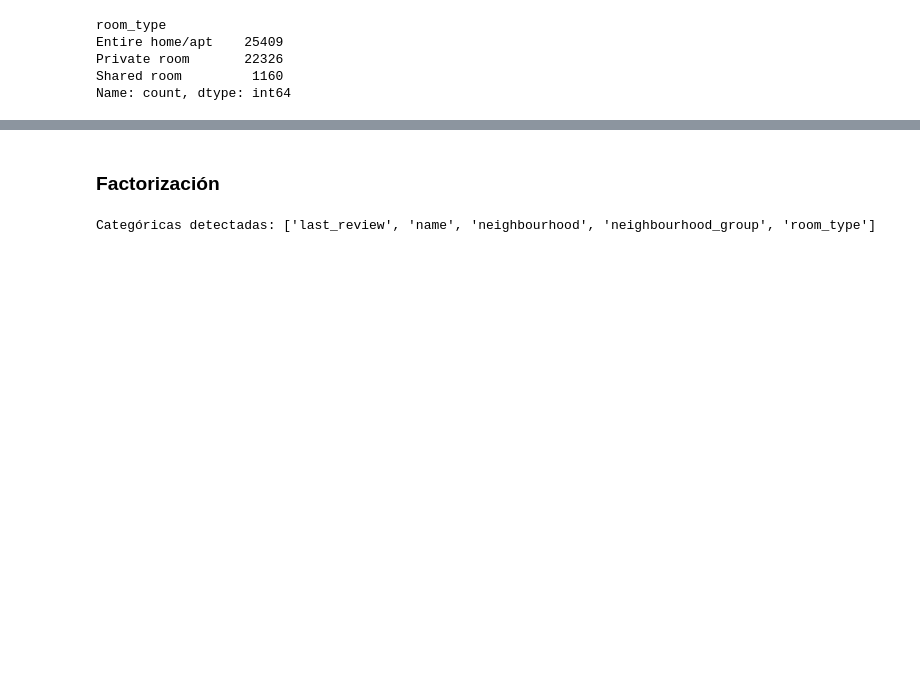
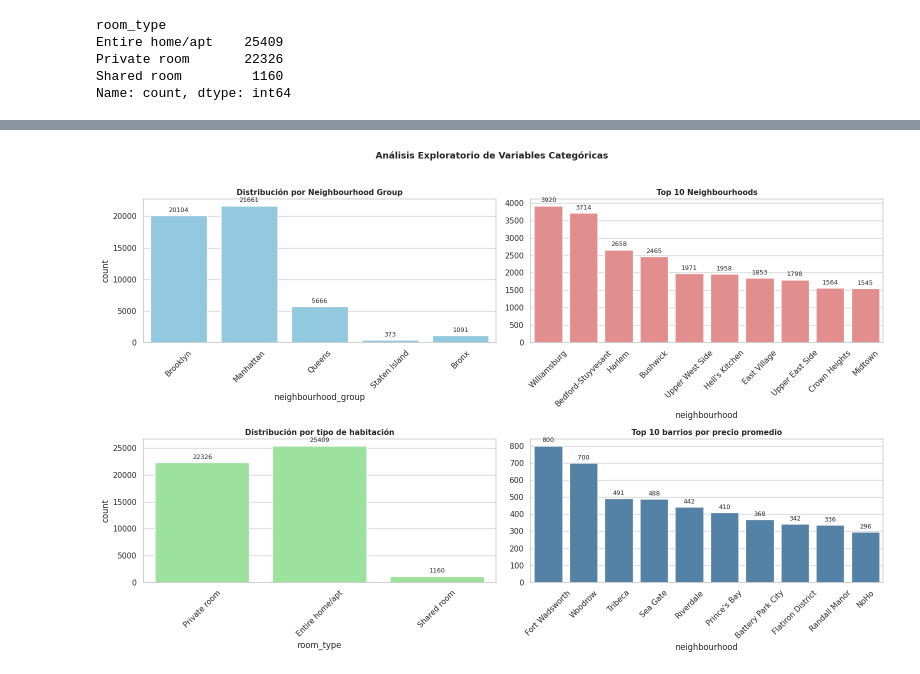
Before and after one commit to 4GeeksAcademy/antonio.romero.machine-learning-python-template, a Jupyter notebook: src/explore.ipynb, the cells around one changed output, grey strips where cells are left out. Cells and saved outputs as stored; diff of their text form; code cells hidden in the pictures; blank space fills up the shorter version.

```diff
--- a/src/explore.ipynb
+++ b/src/explore.ipynb
@@ -26,6 +29,8 @@ from sklearn.metrics import mean_absolute_error, mean_squared_error, r2_score
 
 archivo = '/workspaces/antonio.romero.machine-learning-python-template/data/raw/internal-link.csv'
 df = pd.read_csv(archivo)
+# %%
+df['name'] = df['name'].str.replace(r'\$', '', regex=True)
 # %%
 df.head(10)
 # %% [output]
@@ -423,28 +218,0 @@ La variación de precio parace basarse sobre todo en la ubicación y el tipo de
-# %% [markdown]
-### Factorización
-# %%
-# Detectar columnas categóricas: object, category y booleanos.
-
-def detect_categoricals(df: pd.DataFrame, max_unique_for_numeric_as_cat: int = 20) -> List[str]:
-    cats = df.select_dtypes(include=["object", "category", "bool"]).columns.tolist()
-    return sorted(list(set(cats)))
-
-# Aplicar la factorización a cada columna categórica.
-def factorize_categoricals(df: pd.DataFrame, cat_cols: List[str]) -> Tuple[pd.DataFrame, Dict[str, Dict[str, dict]]]:
-    df_out = df.copy()
-    mappings: Dict[str, Dict[str, dict]] = {}
-    for c in cat_cols:
-        codes, uniques = pd.factorize(df_out[c], sort=True)  # códigos deterministas por orden
-        df_out[f"{c}_code"] = codes
-        to_code = {cat: int(i) for i, cat in enumerate(uniques)}
-        to_cat  = {int(i): cat for i, cat in enumerate(uniques)}
-        mappings[c] = {"to_code": to_code, "to_cat": to_cat}
-
-    return df_out, mappings
-
-cat_cols = detect_categoricals(df)
-df_fact, mappings = factorize_categoricals(df, cat_cols)
-
-print(f"Categóricas detectadas: {cat_cols}")
-# %% [output]
-Categóricas detectadas: ['last_review', 'name', 'neighbourhood', 'neighbourhood_group', 'room_type']
@@ -481,0 +219,49 @@ preprocess = ColumnTransformer(
+# %%
+sns.set_theme(style="whitegrid")
+mpl.rcParams['text.usetex'] = False
+warnings.filterwarnings("ignore", message="Glyph .* missing from font")
+
+fig, axis = plt.subplots(2, 2, figsize=(16, 10))
+
+# Distribución por Neighbourhood Group
+ax = sns.countplot(ax=axis[0, 0], data=df, x="neighbourhood_group", color="skyblue")
+axis[0, 0].set_title("Distribución por Neighbourhood Group", fontsize=11, fontweight="bold")
+axis[0, 0].tick_params(axis='x', rotation=45)
+
+for container in ax.containers:
+    ax.bar_label(container, fmt='%d', fontsize=9, padding=3)
+
+# Top 10 Neighbourhood
+top_neigh = df['neighbourhood'].value_counts().head(10)
+ax = sns.barplot(ax=axis[0, 1], x=top_neigh.index, y=top_neigh.values, color="lightcoral")
+axis[0, 1].set_title("Top 10 Neighbourhoods", fontsize=11, fontweight="bold")
+axis[0, 1].tick_params(axis='x', rotation=45)
+for container in ax.containers:
+    ax.bar_label(container, fmt='%d', fontsize=9, padding=3)
+
+# Distribución por tipo de habitación
+ax = sns.countplot(ax=axis[1, 0], data=df, x="room_type", color="lightgreen")
+axis[1, 0].set_title("Distribución por tipo de habitación", fontsize=11, fontweight="bold")
+axis[1, 0].tick_params(axis='x', rotation=45)
+for container in ax.containers:
+    ax.bar_label(container, fmt='%d', fontsize=9, padding=3)
+
+# Top 10 barrios por precio promedio
+top_price = (
+    df.groupby("neighbourhood")["price"]
+    .mean()
+    .sort_values(ascending=False)
+    .head(10)
+)
+ax = sns.barplot(ax=axis[1, 1], x=top_price.index, y=top_price.values, color="steelblue")
+axis[1, 1].set_title("Top 10 barrios por precio promedio", fontsize=11, fontweight="bold")
+axis[1, 1].tick_params(axis='x', rotation=45)
+for container in ax.containers:
+    ax.bar_label(container, fmt='%.0f', fontsize=9, padding=3)
+
+# Ajustes finales
+plt.suptitle("Análisis Exploratorio de Variables Categóricas", fontsize=13, fontweight="bold", y=1.02)
+plt.tight_layout()
+plt.show()
+# %% [output]
+[figure, added]
```
Also changed, not shown: parts of 33 cells of this notebook.
